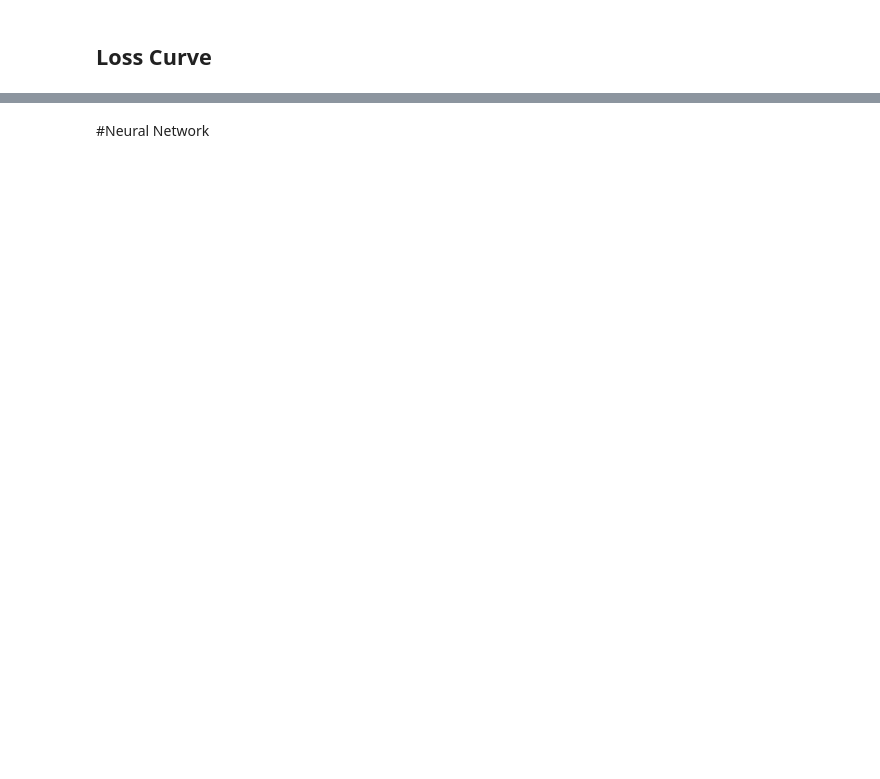
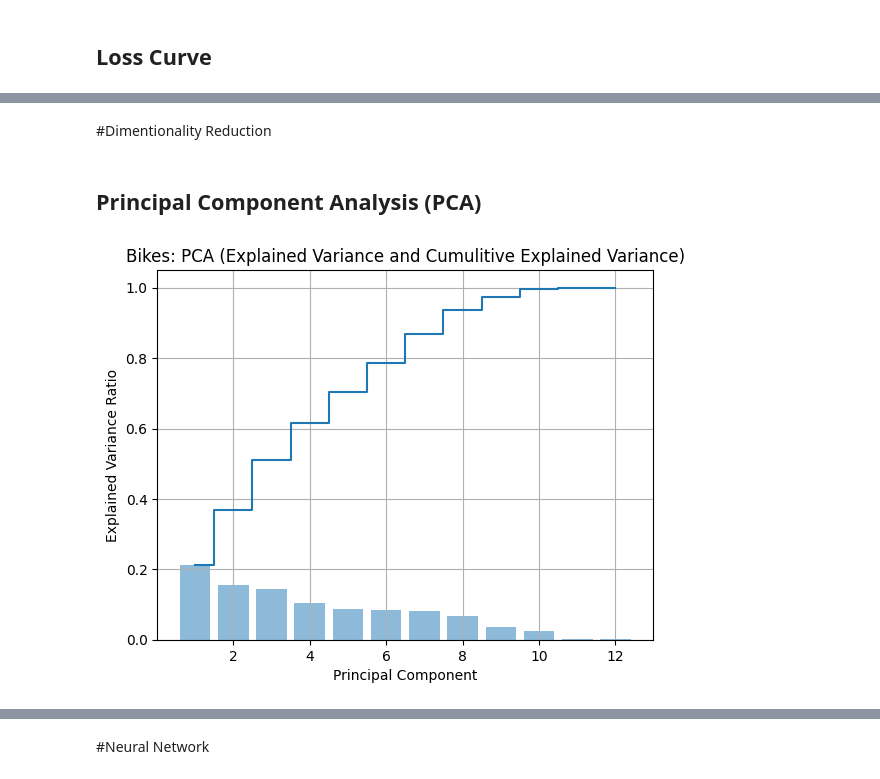
Before and after one commit to naralakamsani/unsupervised_learning, a Jupyter notebook: bike_sharing_demand_unsupervised.ipynb, the cells around one changed output, grey strips where cells are left out. Cells and saved outputs as stored; diff of their text form; code cells hidden in the pictures; blank space fills up the shorter version.

```diff
--- a/bike_sharing_demand_unsupervised.ipynb
+++ b/bike_sharing_demand_unsupervised.ipynb
@@ -333,0 +432,45 @@ Test Set RMSE: 57.32338628555838
+# %%
+em_model_2 = GaussianMixture(n_components=2, random_state=0, covariance_type='full')
+em_model_2.fit(x_train)
+
+em_model_4 = GaussianMixture(n_components=4, random_state=0, covariance_type='full')
+em_model_4.fit(x_train)
+
+em_model_7 = GaussianMixture(n_components=7, random_state=0, covariance_type='full')
+em_model_7.fit(x_train)
+
+em_model_15 = GaussianMixture(n_components=15, random_state=0, covariance_type='full')
+em_model_15.fit(x_train)
+
+em_x_train_2 = x_train.copy()
+em_x_train_4 = x_train.copy()
+em_x_train_7 = x_train.copy()
+em_x_train_15 = x_train.copy()
+
+em_x_train_2['cluster'] = em_model_2.predict(x_train)
+em_x_train_4['cluster'] = em_model_4.predict(x_train)
+em_x_train_7['cluster'] = em_model_7.predict(x_train)
+em_x_train_15['cluster'] = em_model_15.predict(x_train)
+
+em_x_test_2 = x_test.copy()
+em_x_test_4 = x_test.copy()
+em_x_test_7 = x_test.copy()
+em_x_test_15 = x_test.copy()
+
+em_x_test_2['cluster'] = em_model_2.predict(x_test)
+em_x_test_4['cluster'] = em_model_4.predict(x_test)
+em_x_test_7['cluster'] = em_model_7.predict(x_test)
+em_x_test_15['cluster'] = em_model_15.predict(x_test)
+
+em_test_datasets = [em_x_test_2, em_x_test_4, em_x_test_7, em_x_test_15]
+em_datasets = [em_x_train_2, em_x_train_4, em_x_train_7, em_x_train_15]
+em_dataset_labels = ["2 Clusters ", "4 Clusters", "7 Clusters", "15 Clusters"]
+# %% [markdown]
+#Dimentionality Reduction
+# %% [markdown]
+## Principal Component Analysis (PCA)
+# %%
+plot_pca("Bikes: PCA (Explained Variance and Cumulitive Explained Variance)", x_train)
+plt.show()
+# %% [output]
+[figure, added]
```
Also changed, not shown: parts of 156 cells of this notebook.
